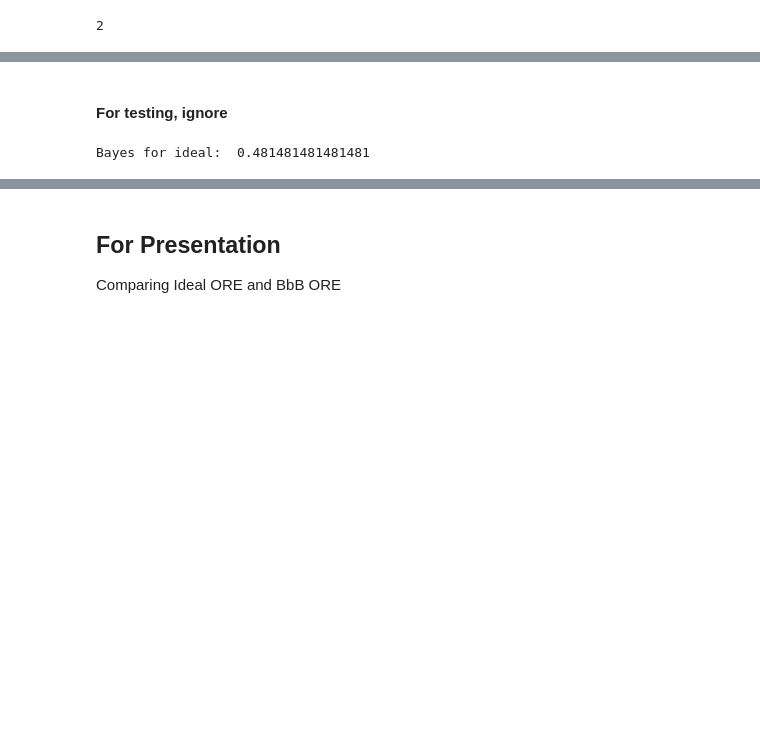
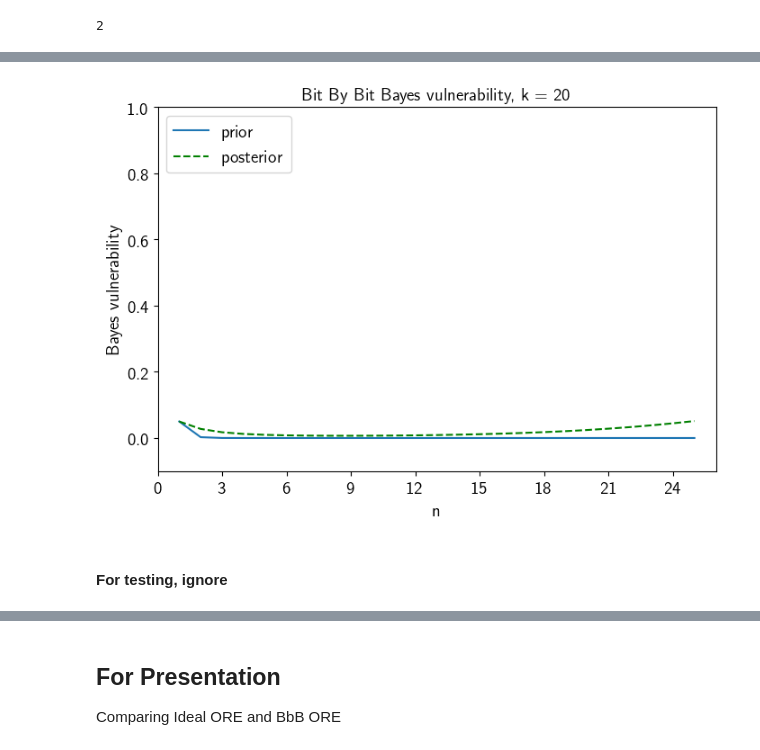
Before and after one commit to majk12/ore, a Jupyter notebook: ore_BbB_bayes.ipynb, the cells around one changed output, grey strips where cells are left out. Saved outputs shown, nothing was run; the diff lists cells and outputs as text; code cells hidden in the pictures; blank space fills up the shorter version.

Commit message:
k = 20 bbb graph

```diff
--- a/ore_BbB_bayes.ipynb
+++ b/ore_BbB_bayes.ipynb
@@ -163,20 +279,22 @@ The numerator is larger than ideal ORE (more channel outputs)
 
 The denominator is the same as ideal ORE (same number of channel inputs)
 # %%
-def uni_ore_bbb_bayes(n, k, df):
+def uni_ore_bbb_bayes(n, k, M): # M is df matrix
     outputs = 0
     inputs = 0
-    k_str = ""
-    k_str += "k" + str(k)
-    # print(k_str)
     for i in range(n):
         if k < i+1:
             break
         s2 = stirling(n, i+1)
         i_str = ""
         i_str += "i" + str(i+1)
-        outputs = outputs + (math.factorial(i+1) * s2 * df.at[k_str, i_str])
+        outputs = outputs + (math.factorial(i+1) * s2 * M.at[0, i_str])
         inputs = inputs + (perm(k, i+1) * s2)
     #print("outputs: ", outputs)
     #print("inputs: ", inputs)
     return outputs / inputs
+# %%
+n = 25
+k = 20
+M = M20
+print("bayes ", uni_ore_bbb_bayes(n, k, M))
@@ -188,0 +348,27 @@ bayes  0.802469135802469
+# %%
+def graph_it_bayes(n_range, k, df):
+    ax = plt.figure().gca()
+    plt.plot('n', 'prior',
+             data=df,
+             label="prior")
+    plt.plot('n', 'posterior',
+             color='green',
+             data=df,
+             linestyle='--',
+             marker='',
+             label="posterior")
+    ax.xaxis.set_major_locator(MaxNLocator(integer=True))
+    plt.xlabel('n')
+    plt.xlim(left = 0, right = n_range+1)
+    plt.ylabel('Bayes vulnerability')
+    plt.ylim(bottom=-.1, top = 1)
+
+    plt.title('Bit By Bit Bayes vulnerability, k = {}'.format(k))
+    plt.legend(loc='upper left') # legend adjusted so it doesn't run into annotations
+    plt.show()
+    plt.close()
+# %%
+n_range = 25
+k = 20
+df_20bayes = df_uni_ore_bbb_bayes(n_range, k, M20)
+df_20bayes
@@ -189,3 +393,7 @@ bayes  0.802469135802469
+# %%
+graph_it_bayes(n_range, k, df_20bayes)
+# %% [output]
+[figure, added]
 # %% [markdown]
 #### For testing, ignore
 # %%
@@ -201,7 +409,5 @@ def uni_ore_bayes(n, k): # annotated equation from ideal ORE
     return outputs / inputs
 # %%
 print("Bayes for ideal: ", uni_ore_bayes(3, 3))
-# %% [output]
-Bayes for ideal:  0.481481481481481
 # %%
 print("bayes ", uni_ore_bbb_bayes(4, 3))
```
Also changed, not shown: parts of 36 cells of this notebook.
